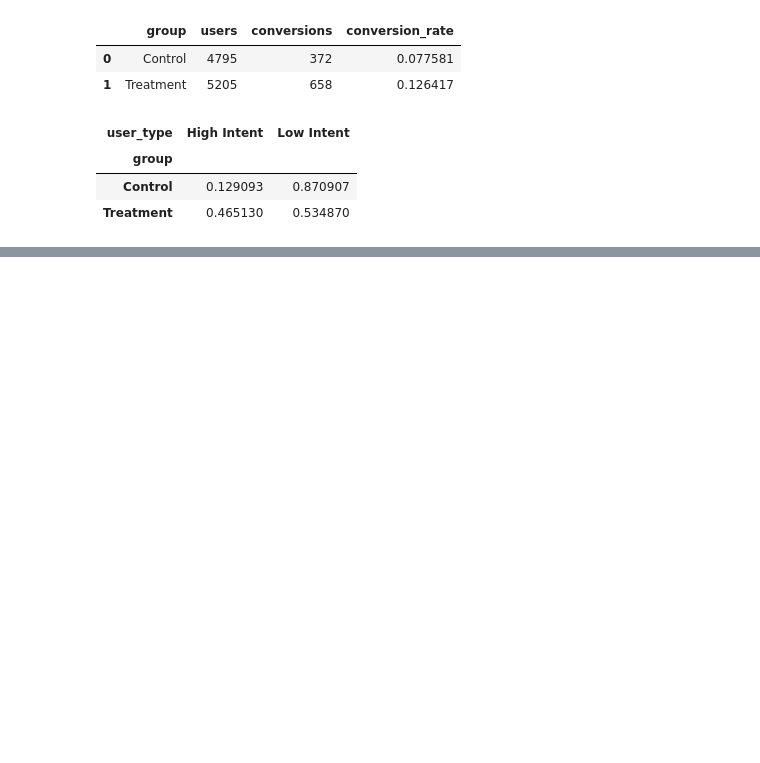
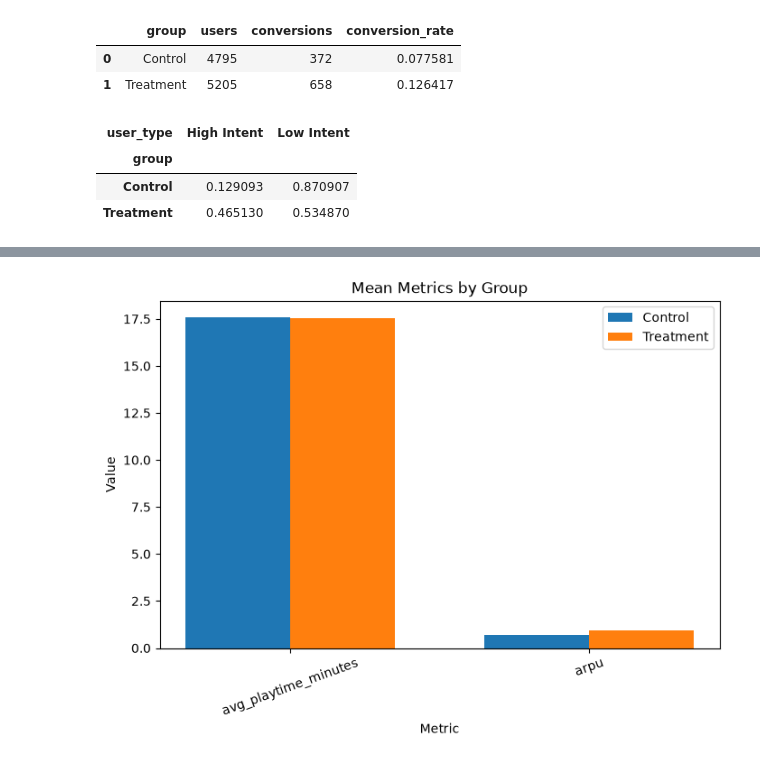
Before and after one commit to LizPink/AB-Testing, a Jupyter notebook: notebooks/01_ab_test_basic_concepts.ipynb, the cells around one changed output, grey strips where cells are left out. Drawn from its saved outputs; the diff is of its cells as text; code cells hidden in the pictures; blank space fills up the shorter version.

```diff
--- a/notebooks/01_ab_test_basic_concepts.ipynb
+++ b/notebooks/01_ab_test_basic_concepts.ipynb
@@ -407,0 +537,7 @@ biased_balance
+# %%
+df = pd.DataFrame({
+    "user_id": np.arange(1, n_users+1),
+    "group": group
+})
+
+df
@@ -407,0 +795,36 @@ biased_balance
+# %%
+# 绘制均值类指标
+
+mean_plot_df = metric_diff[
+    metric_diff["metric"].isin(["avg_playtime_minutes","arpu"])
+].copy()
+
+x = np.arange(len(mean_plot_df))
+width = 0.35
+
+fig, ax = plt.subplots(figsize=(8, 5))
+
+ax.bar(
+    x - width/2,
+    mean_plot_df["control"],
+    width,
+    label="Control"
+)
+
+ax.bar(
+    x + width/2,
+    mean_plot_df["treatment"],
+    width,
+    label="Treatment"
+)
+
+ax.set_title("Mean Metrics by Group")
+ax.set_xlabel("Metric")
+ax.set_ylabel("Value")
+ax.set_xticks(x)
+ax.set_xticklabels(mean_plot_df["metric"], rotation=20, ha="center")
+ax.legend()
+
+plt.show()
+# %% [output]
+[figure, added]
```
Also changed, not shown: parts of 16 cells of this notebook, 2 other files.
